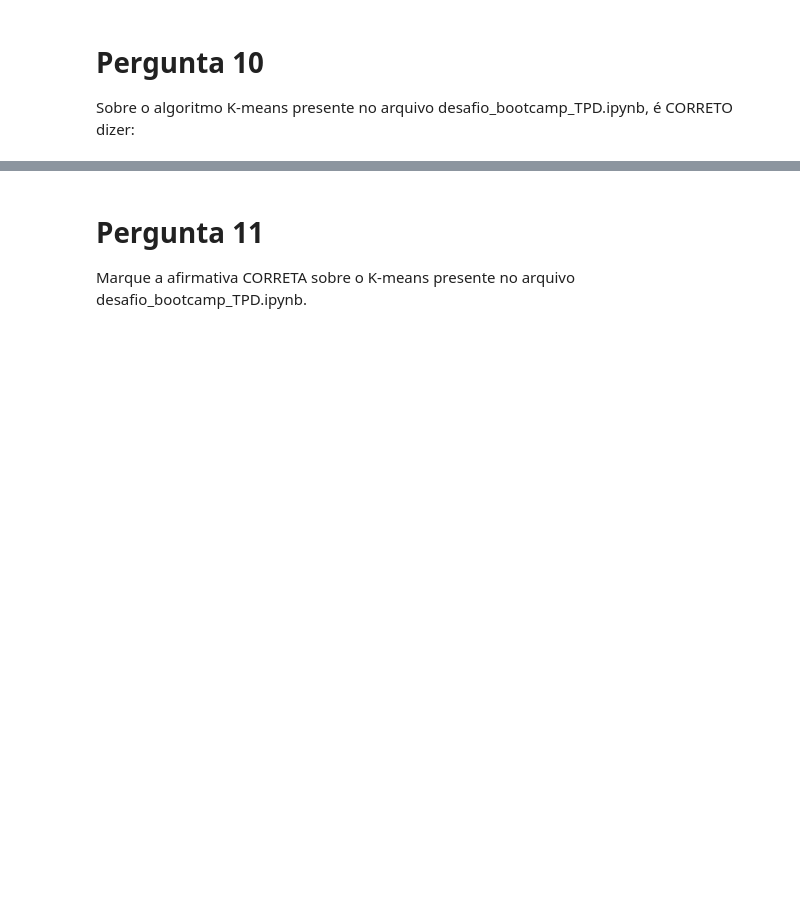
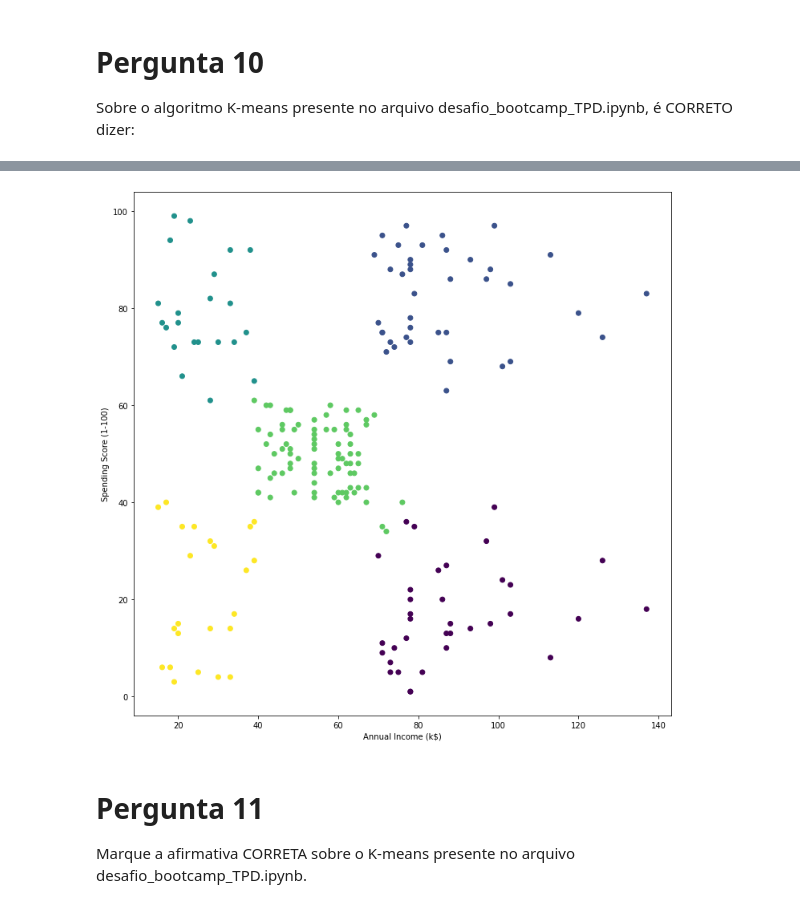
Before and after one commit to alexcamargos/DataScienceBootcampIGTI, a Jupyter notebook: Modulo_3/Desafio/resolucao_desafio_pyspark.ipynb, the cells around one changed output, grey strips where cells are left out. Cells and saved outputs as stored; diff of their text form; code cells hidden in the pictures; blank space fills up the shorter version.

```diff
--- a/Modulo_3/Desafio/resolucao_desafio_pyspark.ipynb
+++ b/Modulo_3/Desafio/resolucao_desafio_pyspark.ipynb
@@ -95,0 +314,3 @@ pass
+# %%
+df_transform = vector_assembler.transform(df)
+df_transform.select('features').show(5)
@@ -95,0 +328,3 @@ pass
+# %%
+kmeans = KMeans(k=5, seed=1)
+model = kmeans.fit(df_transform.select('features'))
@@ -95,0 +343,3 @@ pass
+# %%
+df_prediction = model.transform(df_transform)
+df_prediction.select('features', 'prediction').show(5)
@@ -95,0 +366,3 @@ pass
+# %%
+df_pandas = df_prediction.toPandas().set_index('CustomerID')
+df_pandas.head()
@@ -96,3 +382,11 @@ pass
+# %%
+plt.figure(figsize=(12,12))
+plt.scatter(df_pandas['Annual Income (k$)'], df_pandas['Spending Score (1-100)'], c=df_pandas.prediction)
+plt.xlabel('Annual Income (k$)')
+plt.ylabel('Spending Score (1-100)')
+plt.show()
+# %% [output]
+[figure, added]
 # %% [markdown]
 # Pergunta 11
 
```
Also changed, not shown: parts of 50 cells of this notebook, 1 other file.
